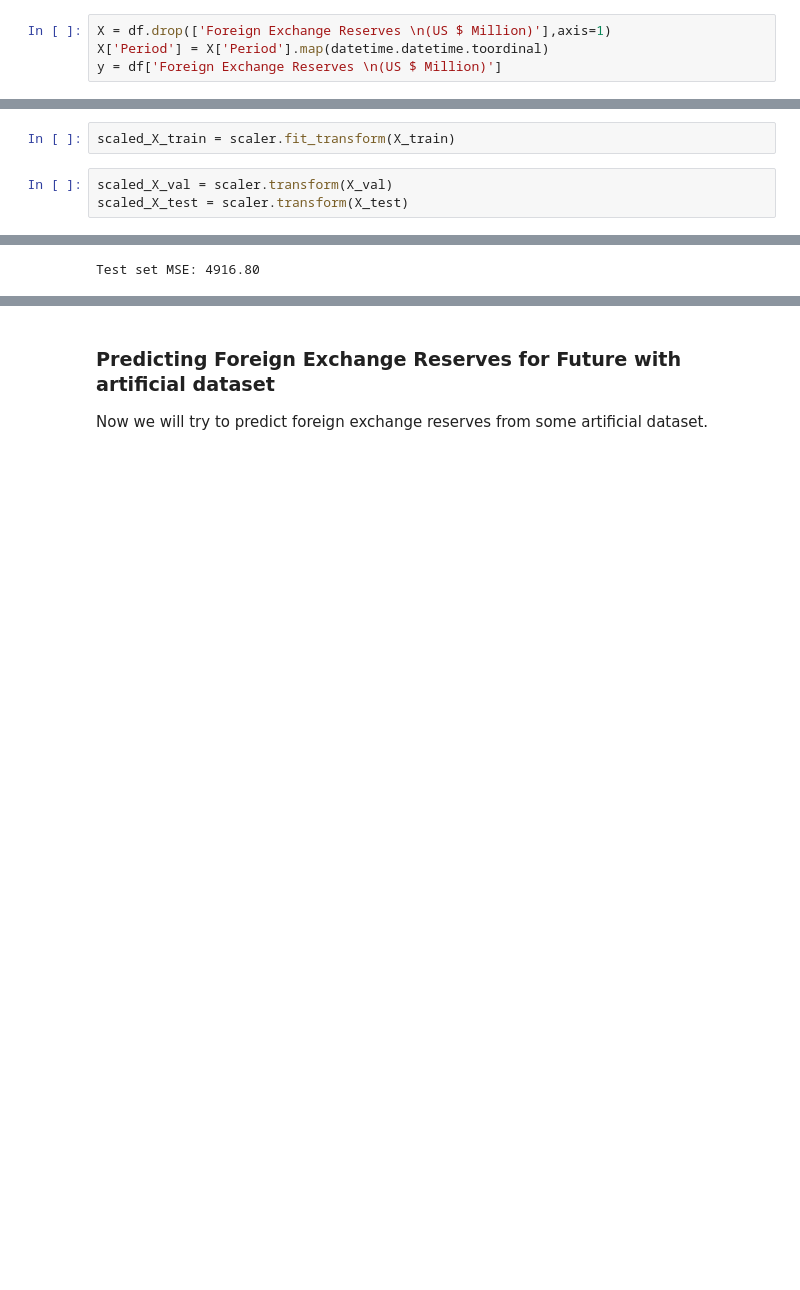
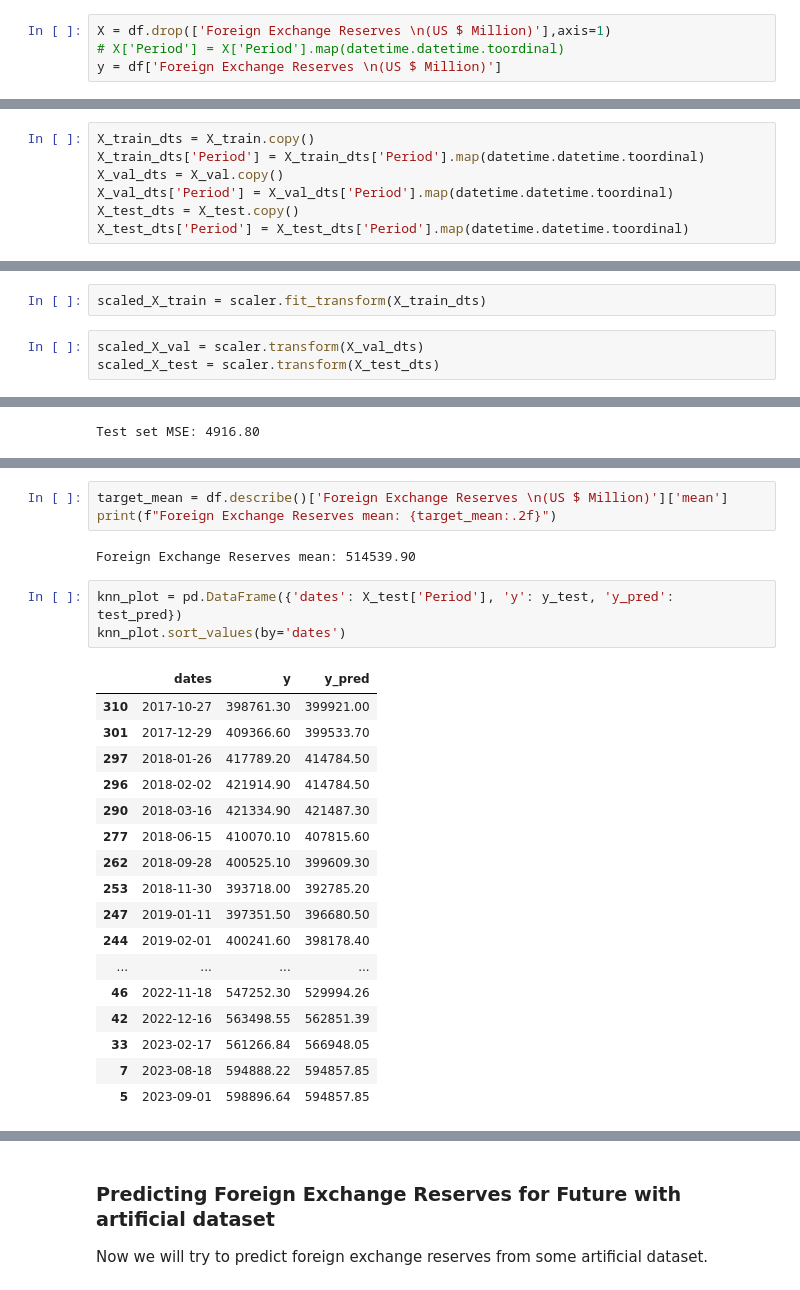
Before and after one commit to PranayJagtap06/ML_Projects, a Jupyter notebook: Indian Economy-Foreign Exchange Reserves Prediction/IndianEconomyMacroeconomicIndicators.ipynb, the cells around one changed output, grey strips where cells are left out. Drawn from its saved outputs; the diff is of its cells as text; blank space fills up the shorter version.

```diff
--- a/Indian Economy-Foreign Exchange Reserves Prediction/IndianEconomyMacroeconomicIndicators.ipynb
+++ b/Indian Economy-Foreign Exchange Reserves Prediction/IndianEconomyMacroeconomicIndicators.ipynb
@@ -269,13 +271,20 @@ From the above graph it is evident that from past few years the Foreign Exchange
 import datetime
 # %%
 X = df.drop(['Foreign Exchange Reserves \n(US $ Million)'],axis=1)
-X['Period'] = X['Period'].map(datetime.datetime.toordinal)
+# X['Period'] = X['Period'].map(datetime.datetime.toordinal)
 y = df['Foreign Exchange Reserves \n(US $ Million)']
 # %%
 from sklearn.model_selection import train_test_split
 # %%
 X_train, X_, y_train, y_ = train_test_split(X, y, test_size=0.2, random_state=42)
 X_val, X_test, y_val, y_test = train_test_split(X_, y_, test_size=0.5, random_state=42)
+# %%
+X_train_dts = X_train.copy()
+X_train_dts['Period'] = X_train_dts['Period'].map(datetime.datetime.toordinal)
+X_val_dts = X_val.copy()
+X_val_dts['Period'] = X_val_dts['Period'].map(datetime.datetime.toordinal)
+X_test_dts = X_test.copy()
+X_test_dts['Period'] = X_test_dts['Period'].map(datetime.datetime.toordinal)
 # %% [markdown]
 ### Standardizing Training data and Testing data
 # %%
@@ -283,10 +292,10 @@ from sklearn.preprocessing import StandardScaler
 # %%
 scaler = StandardScaler()
 # %%
-scaled_X_train = scaler.fit_transform(X_train)
+scaled_X_train = scaler.fit_transform(X_train_dts)
 # %%
-scaled_X_val = scaler.transform(X_val)
-scaled_X_test = scaler.transform(X_test)
+scaled_X_val = scaler.transform(X_val_dts)
+scaled_X_test = scaler.transform(X_test_dts)
 # %% [markdown]
 ## Perparing Model
 # %%
@@ -705,0 +703,26 @@ df.describe()
+# %%
+target_mean = df.describe()['Foreign Exchange Reserves \n(US $ Million)']['mean']
+print(f"Foreign Exchange Reserves mean: {target_mean:.2f}")
+# %% [output]
+Foreign Exchange Reserves mean: 514539.90
+# %%
+knn_plot = pd.DataFrame({'dates': X_test['Period'], 'y': y_test, 'y_pred': test_pred})
+knn_plot.sort_values(by='dates')
+# %% [output]
+|  | dates | y | y_pred |
+| 310 | 2017-10-27 | 398761.30 | 399921.00 |
+| 301 | 2017-12-29 | 409366.60 | 399533.70 |
+| 297 | 2018-01-26 | 417789.20 | 414784.50 |
+| 296 | 2018-02-02 | 421914.90 | 414784.50 |
+| 290 | 2018-03-16 | 421334.90 | 421487.30 |
+| 277 | 2018-06-15 | 410070.10 | 407815.60 |
+| 262 | 2018-09-28 | 400525.10 | 399609.30 |
+| 253 | 2018-11-30 | 393718.00 | 392785.20 |
+| 247 | 2019-01-11 | 397351.50 | 396680.50 |
+| 244 | 2019-02-01 | 400241.60 | 398178.40 |
+| ... | ... | ... | ... |
+| 46 | 2022-11-18 | 547252.30 | 529994.26 |
+| 42 | 2022-12-16 | 563498.55 | 562851.39 |
+| 33 | 2023-02-17 | 561266.84 | 566948.05 |
+| 7 | 2023-08-18 | 594888.22 | 594857.85 |
+| 5 | 2023-09-01 | 598896.64 | 594857.85 |
```
Also changed, not shown: parts of 32 cells of this notebook.
